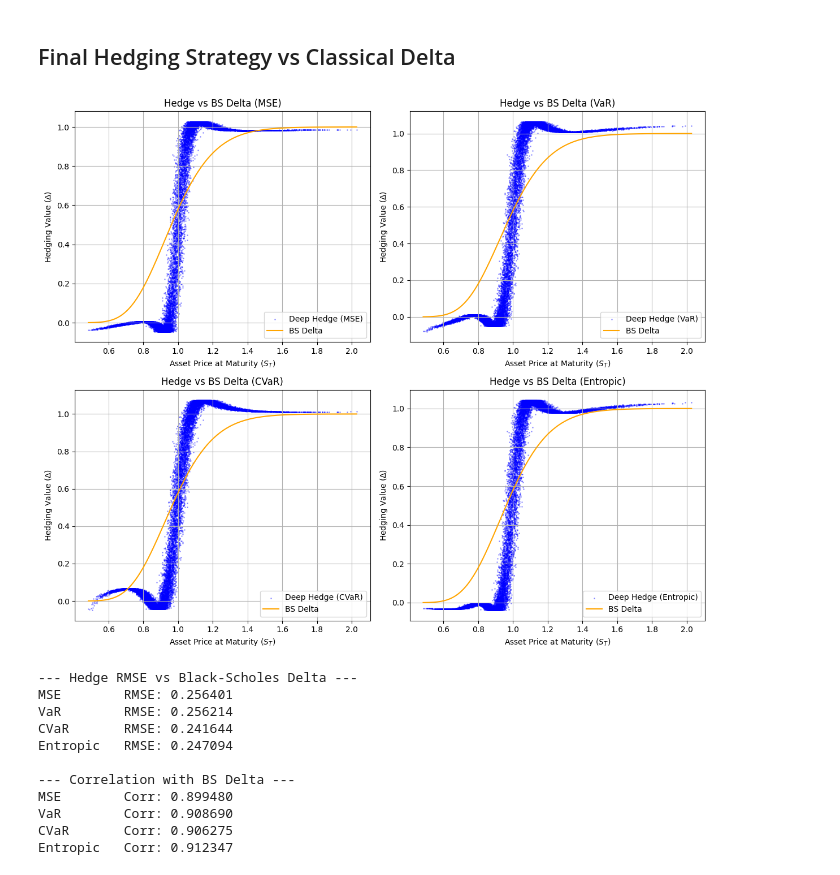
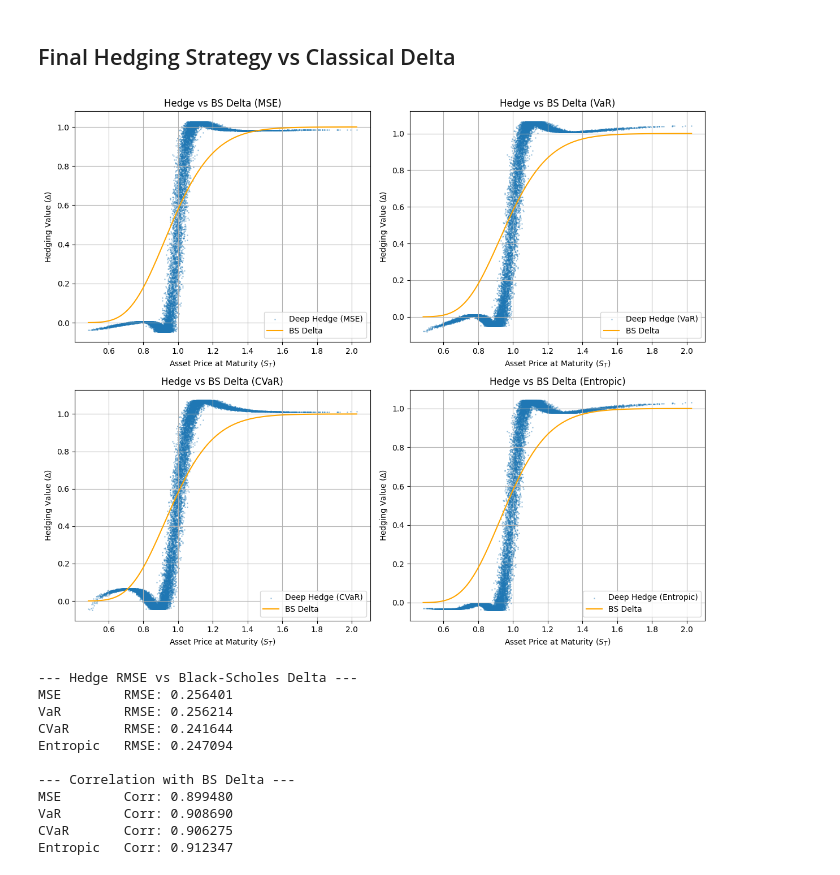
Before and after one commit to ru-ulians/Pricing-and-Hedging-Using-Neural-Networks, a Jupyter notebook: Test1_GBMData.ipynb, the cells around one changed output. Drawn from its saved outputs; the diff is of its cells as text; code cells hidden in the pictures.

```diff
--- a/Test1_GBMData.ipynb
+++ b/Test1_GBMData.ipynb
@@ -121,6 +121,8 @@ for i, ax in enumerate(axes.flat):
     ax.scatter(xtest[:,-1,0], hedges[i][:,0], s=1, alpha = 0.25, label = "Deep Hedge")
     ax.scatter(xtest[:,-1,0], ytest[:,0], s=1, alpha=0.25, label="True Payoff")
     ax.set_title(titles[i])
+    ax.set_xlabel("Underlying asset price S_T")
+    ax.set_ylabel("Payoff")
     ax.legend()
     ax.grid()
 
@@ -200,27 +202,27 @@ Entropic - mean residual: -0.000122, std:  0.010160
 # %%
 S_T = xtest[:, -1, 0]
 
 bs_deltas = np.array([
     BlackScholesPrice(T=1.0, S=s, K=1.0, sigma=0.2, greeks=True)['delta']
     for s in S_T
 ])
 
 fig, axes = plt.subplots(2, 2, figsize=(12, 10))
 axes = axes.flatten()
 
 for i, ax in enumerate(axes):
-    ax.scatter(S_T, final_hedges[i], s=1, alpha=0.3, color='blue', label=f'Deep Hedge ({titles[i]})')
+    ax.scatter(S_T, final_hedges[i], s=1, alpha=0.3, label=f'Deep Hedge ({titles[i]})')
     ax.plot(np.sort(S_T), np.sort(bs_deltas), color='orange', label='BS Delta')
     ax.set_title(f"Hedge vs BS Delta ({titles[i]})")
     ax.set_xlabel("Asset Price at Maturity ($S_T$)")
     ax.set_ylabel("Hedging Value ($\\Delta$)")
     ax.legend()
     ax.grid(True)
 
 plt.tight_layout()
 plt.show()
 # %% [output]
-[figure, old version]
+[figure, new version]
 # %%
 from sklearn.metrics import mean_squared_error
 
```
Also changed, not shown: parts of 1 cell of this notebook.
